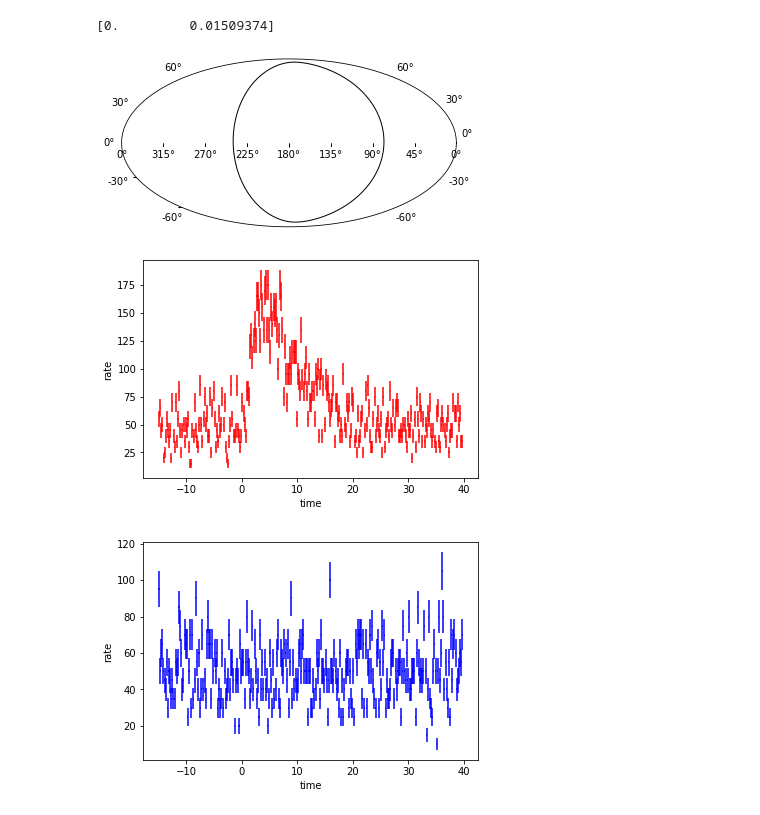
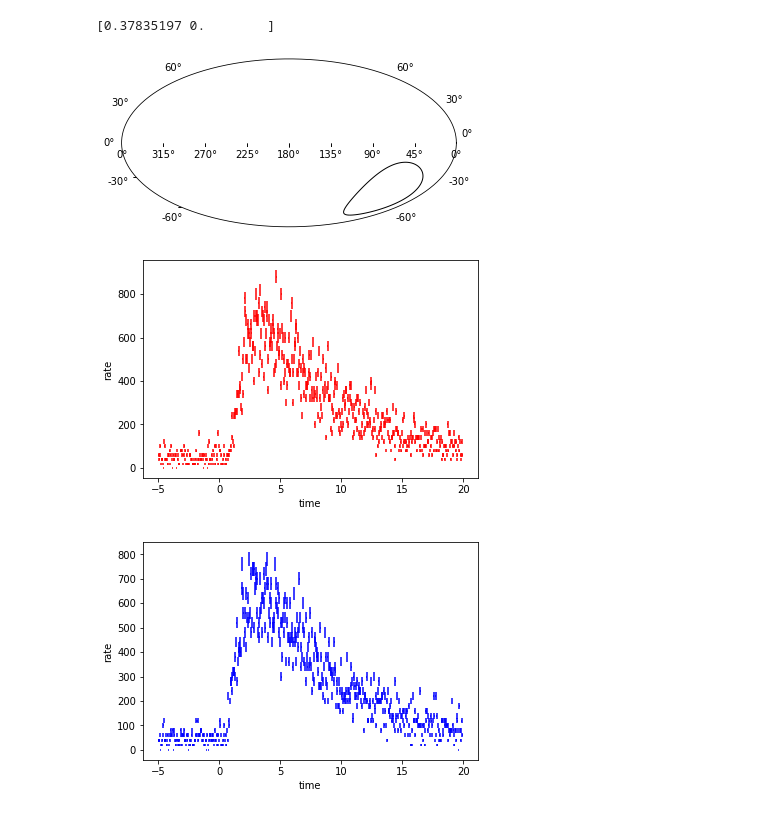
Before and after one commit to msinghartinger/pyipn, a Jupyter notebook: examples/Integral_GBM_annulus.ipynb, the cells around one changed output. Saved outputs shown, nothing was run; the diff lists cells and outputs as text; code cells hidden in the pictures.

```diff
--- a/examples/Integral_GBM_annulus.ipynb
+++ b/examples/Integral_GBM_annulus.ipynb
@@ -13,7 +17,7 @@ from pyipn.io.orbits.tle import position_skyfield
 # %%
 tle_G = 'GLAST2018-01-01 00:00:00--2018-12-31 00:00:00_tle.txt'
 tle_I = 'INTEGRAL2018-01-01 00:00:00--2018-12-31 00:00:00_tle.txt'
-date = dt.datetime(2018, 9, 13)
+date = dt.datetime(2018, 5, 1)
 
 integral = Detector.from_GCRS(position_skyfield(date, tle_I),
                               Pointing(rd.random()*360, (rd.random()-0.5)*180),
@@ -22,25 +26,25 @@ glast = Detector.from_GCRS(position_skyfield(date, tle_G),
                            Pointing(rd.random()*360, (rd.random()-0.5)*180),
                            'GLAST')
 
-grb = GRB(80., -30., 100. * u.Mpc, 500., 2., 5.)
+grb = GRB(80., -30., 100. * u.Mpc, 1000., 2., 5.)
 # %%
 uni = Universe(grb)
 
 uni.register_detector(integral)
 uni.register_detector(glast)
 
 uni.explode_grb(tstart=-50,tstop=100)
 print(uni._T0)
 uni.plot_annulus('INTEGRAL', 'GLAST')
 
-uni.light_curves['INTEGRAL'].display(-15,40,.2,color='red')
-uni.light_curves['GLAST'].display(-15,40,.2,color='blue')
+uni.light_curves['INTEGRAL'].display(-5,20,.05,color='red')
+uni.light_curves['GLAST'].display(-5,20,.05,color='blue')
 
 xyzI=integral.location.get_cartesian_coord().xyz.value
 
 xyzG=glast.location.get_cartesian_coord().xyz.value
 # %% [output]
-[0.         0.01509374]
+[0.37835197 0.        ]
-[figure, old version]
+[figure, new version]
-[figure, old version]
+[figure, new version]
-[figure, old version]
+[figure, new version]
```
Also changed, not shown: parts of 3 cells of this notebook, 2 other files.
